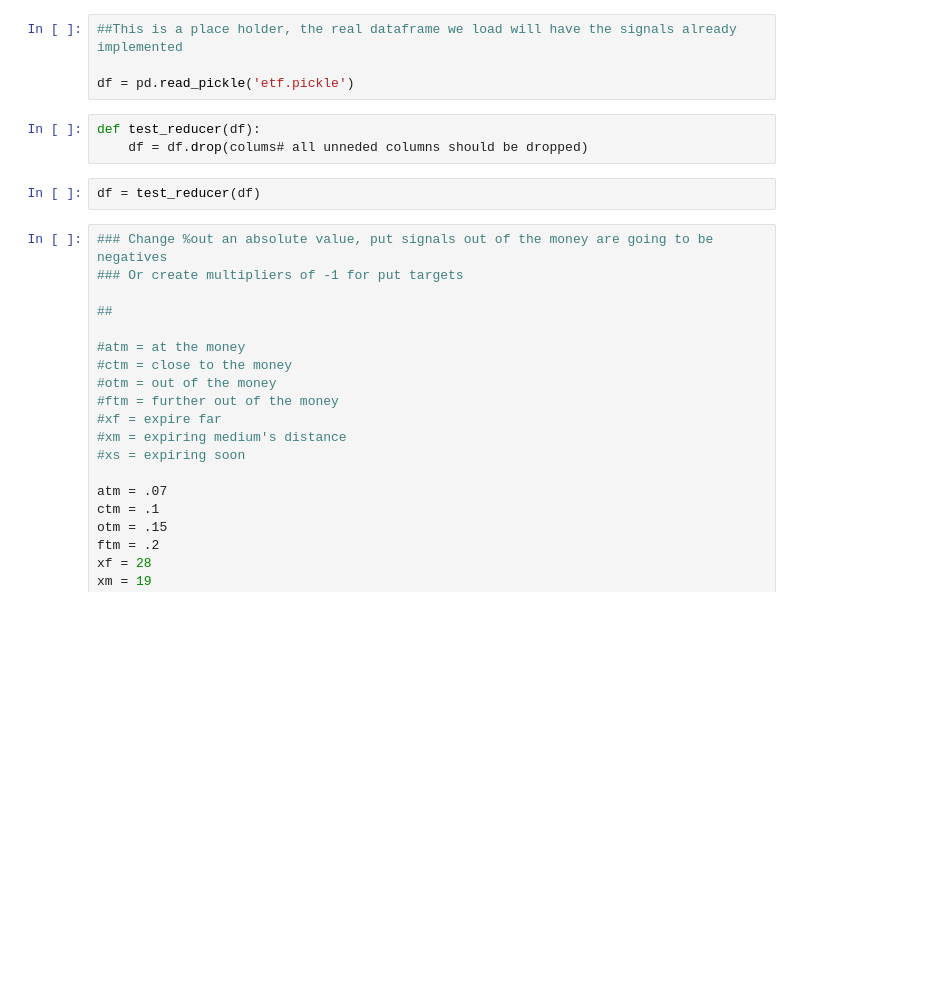
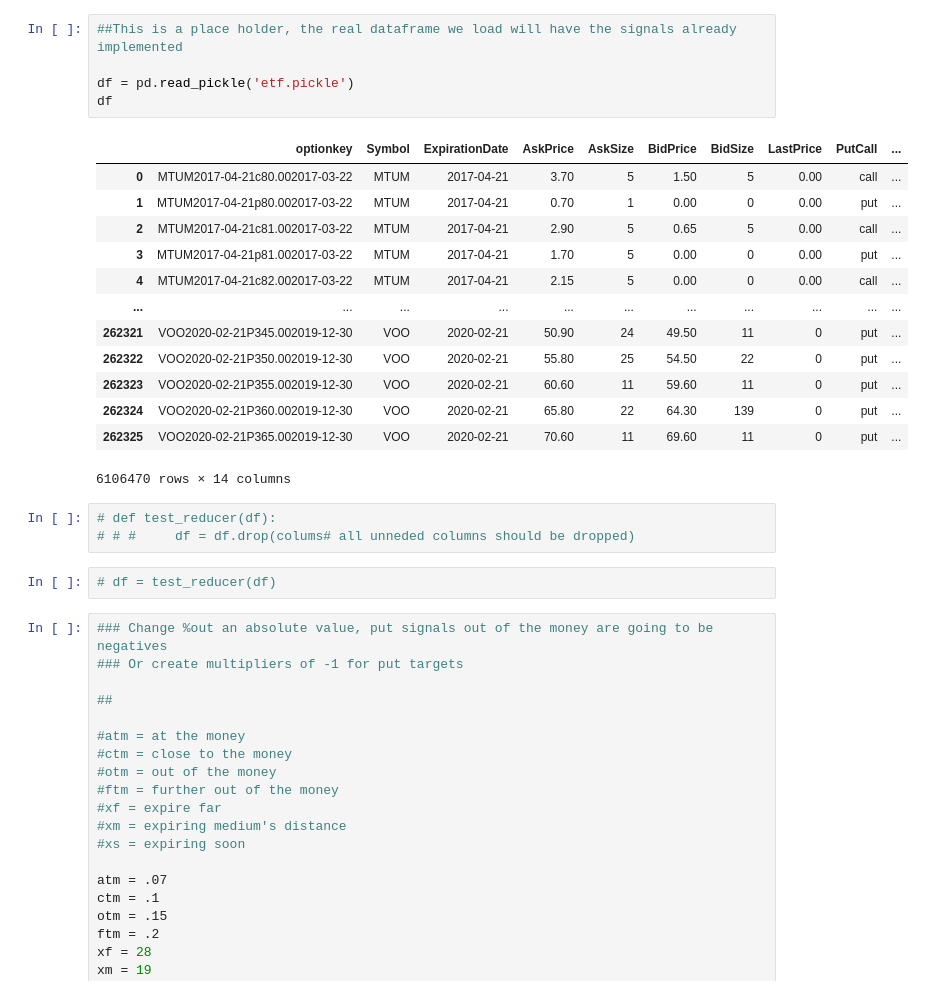
Before and after one commit to happyding/BC_Project3, a Jupyter notebook: etf_test.ipynb, the cells around one changed output. Drawn from its saved outputs; the diff is of its cells as text; blank space fills up the shorter version.

Commit message:
etf_test

```diff
--- a/etf_test.ipynb
+++ b/etf_test.ipynb
@@ -24,12 +24,27 @@ svmem(total=17073303552, available=4375105536, percent=74.4, used=12698198016, f
 # %%
 ##This is a place holder, the real dataframe we load will have the signals already implemented
 
 df = pd.read_pickle('etf.pickle')
+df
+# %% [output]
+|  | optionkey | Symbol | ExpirationDate | AskPrice | AskSize | BidPrice | BidSize | LastPrice | PutCall | ... |
+| 0 | MTUM2017-04-21c80.002017-03-22 | MTUM | 2017-04-21 | 3.70 | 5 | 1.50 | 5 | 0.00 | call | ... |
+| 1 | MTUM2017-04-21p80.002017-03-22 | MTUM | 2017-04-21 | 0.70 | 1 | 0.00 | 0 | 0.00 | put | ... |
+| 2 | MTUM2017-04-21c81.002017-03-22 | MTUM | 2017-04-21 | 2.90 | 5 | 0.65 | 5 | 0.00 | call | ... |
+| 3 | MTUM2017-04-21p81.002017-03-22 | MTUM | 2017-04-21 | 1.70 | 5 | 0.00 | 0 | 0.00 | put | ... |
+| 4 | MTUM2017-04-21c82.002017-03-22 | MTUM | 2017-04-21 | 2.15 | 5 | 0.00 | 0 | 0.00 | call | ... |
+| ... | ... | ... | ... | ... | ... | ... | ... | ... | ... | ... |
+| 262321 | VOO2020-02-21P345.002019-12-30 | VOO | 2020-02-21 | 50.90 | 24 | 49.50 | 11 | 0 | put | ... |
+| 262322 | VOO2020-02-21P350.002019-12-30 | VOO | 2020-02-21 | 55.80 | 25 | 54.50 | 22 | 0 | put | ... |
+| 262323 | VOO2020-02-21P355.002019-12-30 | VOO | 2020-02-21 | 60.60 | 11 | 59.60 | 11 | 0 | put | ... |
+| 262324 | VOO2020-02-21P360.002019-12-30 | VOO | 2020-02-21 | 65.80 | 22 | 64.30 | 139 | 0 | put | ... |
+| 262325 | VOO2020-02-21P365.002019-12-30 | VOO | 2020-02-21 | 70.60 | 11 | 69.60 | 11 | 0 | put | ... |
+6106470 rows × 14 columns
 # %%
-def test_reducer(df):
-    df = df.drop(colums# all unneded columns should be dropped)
+# def test_reducer(df):
+# # #     df = df.drop(colums# all unneded columns should be dropped)
 # %%
-df = test_reducer(df)
+# df = test_reducer(df)
 # %%
 ### Change %out an absolute value, put signals out of the money are going to be negatives
 ### Or create multipliers of -1 for put targets
```
Also changed, not shown: parts of 5 cells of this notebook.
